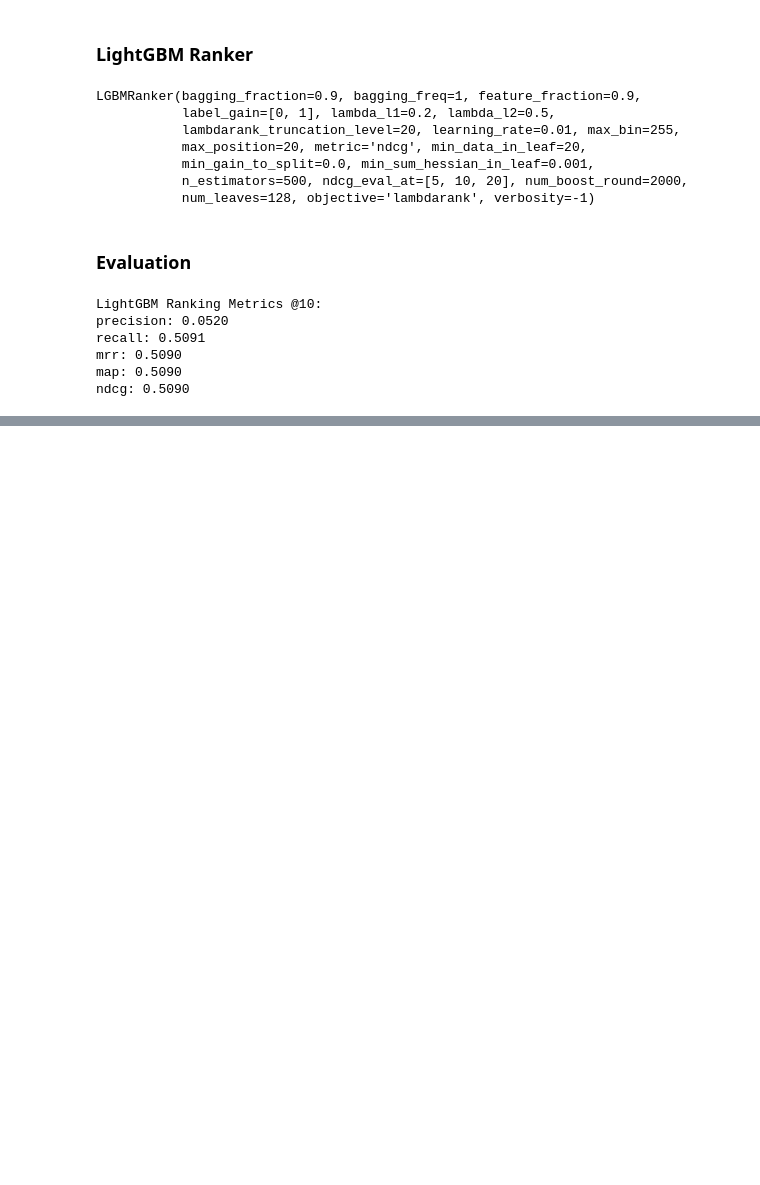
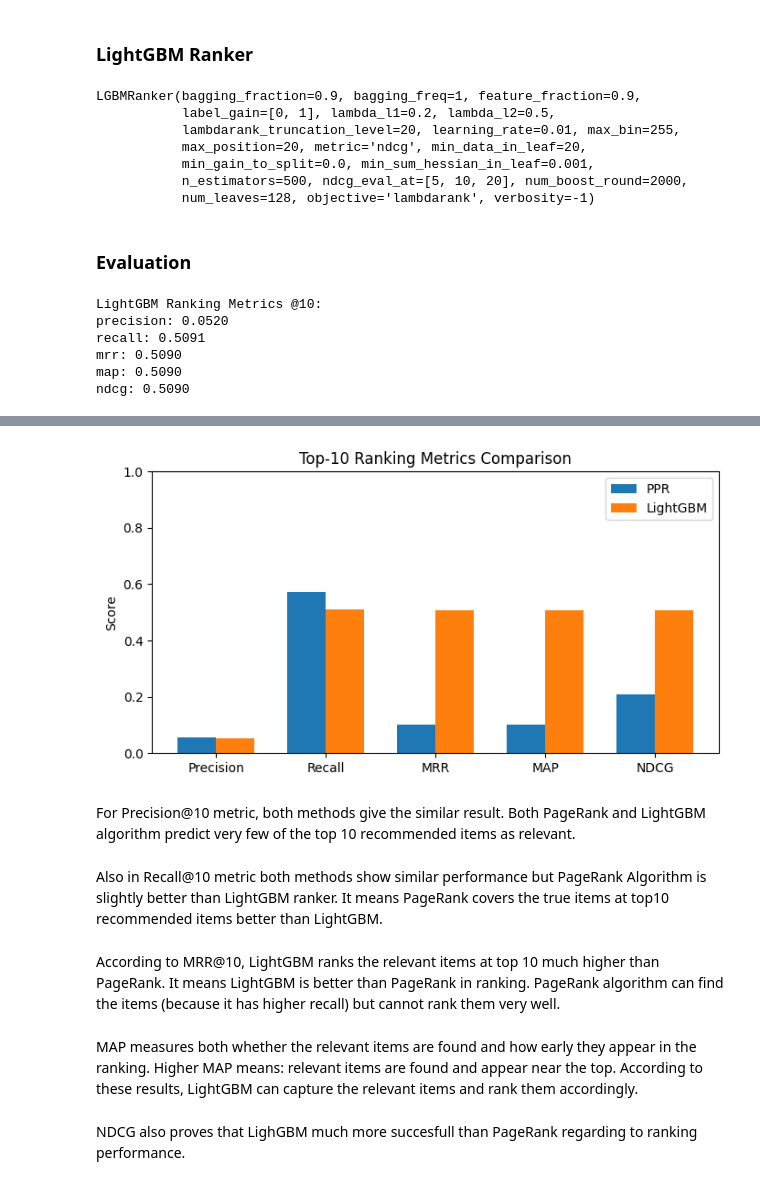
Before and after one commit to bercaakbayir/unimi-dse-ns-assignment, a Jupyter notebook: graph-rec-sys.ipynb, the cells around one changed output, grey strips where cells are left out. Drawn from its saved outputs; the diff is of its cells as text; code cells hidden in the pictures; blank space fills up the shorter version.

```diff
--- a/graph-rec-sys.ipynb
+++ b/graph-rec-sys.ipynb
@@ -1127,0 +1137,31 @@ ndcg: 0.5090
+# %%
+metrics = ['Precision', 'Recall', 'MRR', 'MAP', 'NDCG']
+ppr_values = [0.0572, 0.572, 0.1028, 0.1028, 0.2098]
+lgb_values = [0.0520, 0.5091, 0.5090, 0.5090, 0.5090]
+
+x = np.arange(len(metrics))
+width = 0.35
+
+fig, ax = plt.subplots(figsize=(8,4))
+ax.bar(x - width/2, ppr_values, width, label='PPR')
+ax.bar(x + width/2, lgb_values, width, label='LightGBM')
+
+ax.set_ylabel('Score')
+ax.set_title('Top-10 Ranking Metrics Comparison')
+ax.set_xticks(x)
+ax.set_xticklabels(metrics)
+ax.legend()
+plt.ylim(0, 1)
+plt.show()
+# %% [output]
+[figure, added]
+# %% [markdown]
+For Precision@10 metric, both methods give the similar result. Both PageRank and LightGBM algorithm predict very few of the top 10 recommended items as relevant.
+# %% [markdown]
+Also in Recall@10 metric both methods show similar performance but PageRank Algorithm is slightly better than LightGBM ranker. It means PageRank covers the true items at top10 recommended items better than LightGBM.
+# %% [markdown]
+According to MRR@10, LightGBM ranks the relevant items at top 10 much higher than PageRank. It means LightGBM is better than PageRank in ranking. PageRank algorithm can find the items (because it has higher recall) but cannot rank them very well.
+# %% [markdown]
+MAP measures both whether the relevant items are found and how early they appear in the ranking. Higher MAP means: relevant items are found and appear near the top. According to these results, LightGBM can capture the relevant items and rank them accordingly.
+# %% [markdown]
+NDCG also proves that LighGBM much more succesfull than PageRank regarding to ranking performance.
```
Also changed, not shown: parts of 4 cells of this notebook.
